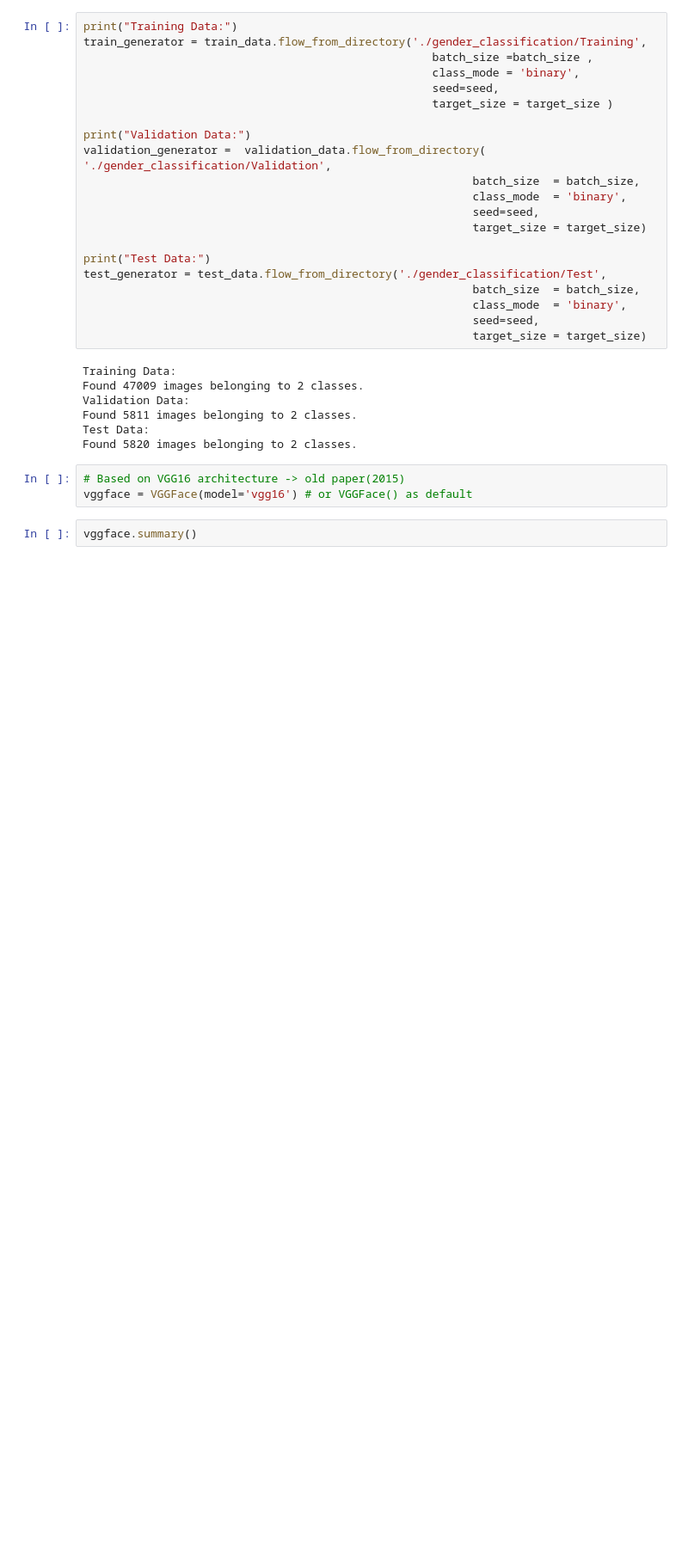
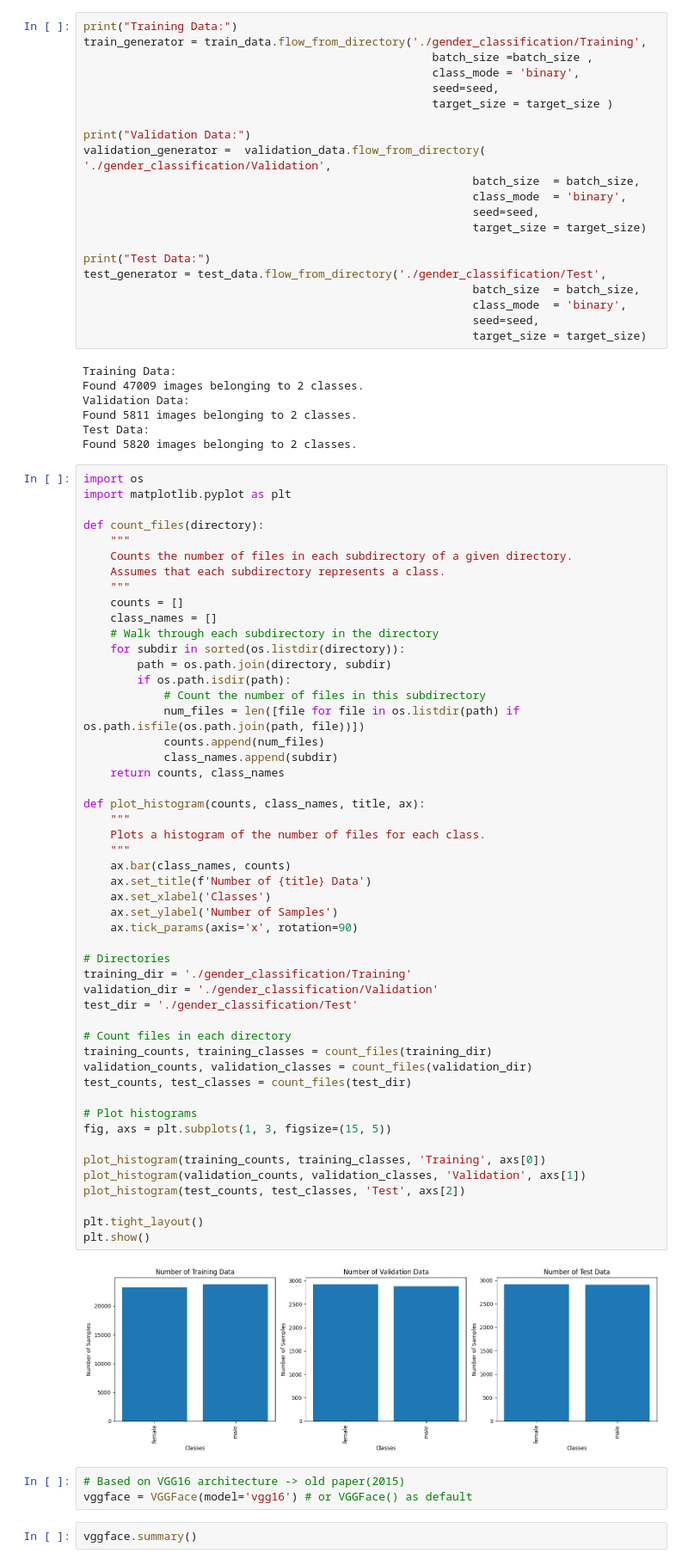
Before and after one commit to Bubuyson/Demographic-Estimator, a Jupyter notebook: testing_vggface_gender.ipynb, the cells around one changed output. Shown at 86% size. Drawn from its saved outputs; the diff is of its cells as text; blank space fills up the shorter version.

```diff
--- a/testing_vggface_gender.ipynb
+++ b/testing_vggface_gender.ipynb
@@ -79,6 +79,58 @@ Validation Data:
 Found 5811 images belonging to 2 classes.
 Test Data:
 Found 5820 images belonging to 2 classes.
+# %%
+import os
+import matplotlib.pyplot as plt
+
+def count_files(directory):
+    """
+    Counts the number of files in each subdirectory of a given directory.
+    Assumes that each subdirectory represents a class.
+    """
+    counts = []
+    class_names = []
+    # Walk through each subdirectory in the directory
+    for subdir in sorted(os.listdir(directory)):
+        path = os.path.join(directory, subdir)
+        if os.path.isdir(path):
+            # Count the number of files in this subdirectory
+            num_files = len([file for file in os.listdir(path) if os.path.isfile(os.path.join(path, file))])
+            counts.append(num_files)
+            class_names.append(subdir)
+    return counts, class_names
+
+def plot_histogram(counts, class_names, title, ax):
+    """
+    Plots a histogram of the number of files for each class.
+    """
+    ax.bar(class_names, counts)
+    ax.set_title(f'Number of {title} Data')
+    ax.set_xlabel('Classes')
+    ax.set_ylabel('Number of Samples')
+    ax.tick_params(axis='x', rotation=90)
+
+# Directories
+training_dir = './gender_classification/Training'
+validation_dir = './gender_classification/Validation'
+test_dir = './gender_classification/Test'
+
+# Count files in each directory
+training_counts, training_classes = count_files(training_dir)
+validation_counts, validation_classes = count_files(validation_dir)
+test_counts, test_classes = count_files(test_dir)
+
+# Plot histograms
+fig, axs = plt.subplots(1, 3, figsize=(15, 5))
+
+plot_histogram(training_counts, training_classes, 'Training', axs[0])
+plot_histogram(validation_counts, validation_classes, 'Validation', axs[1])
+plot_histogram(test_counts, test_classes, 'Test', axs[2])
+
+plt.tight_layout()
+plt.show()
+# %% [output]
+[figure, added]
 # %%
 # Based on VGG16 architecture -> old paper(2015)
 vggface = VGGFace(model='vgg16') # or VGGFace() as default
```
Also changed, not shown: parts of 18 cells of this notebook, 1 other file.
